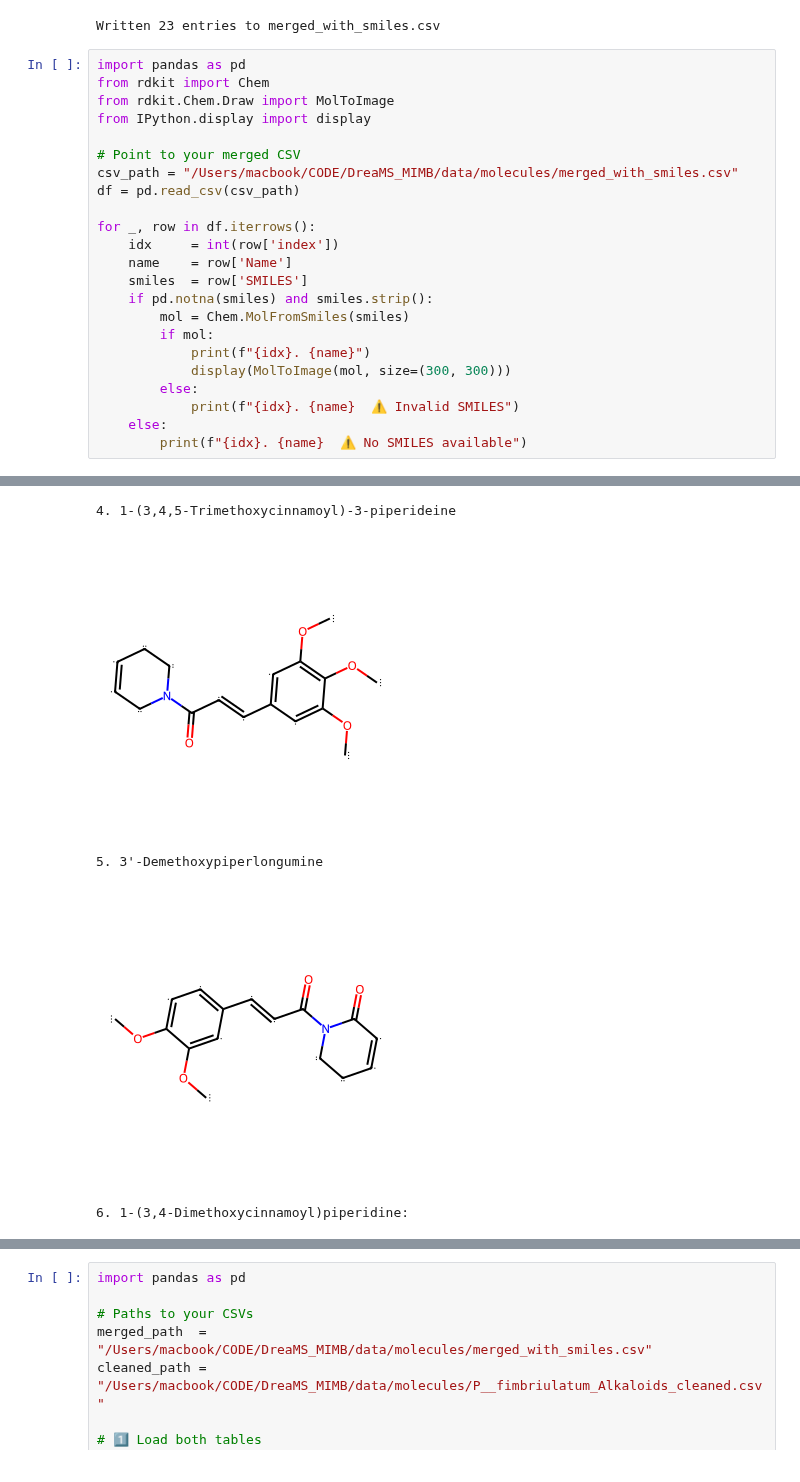
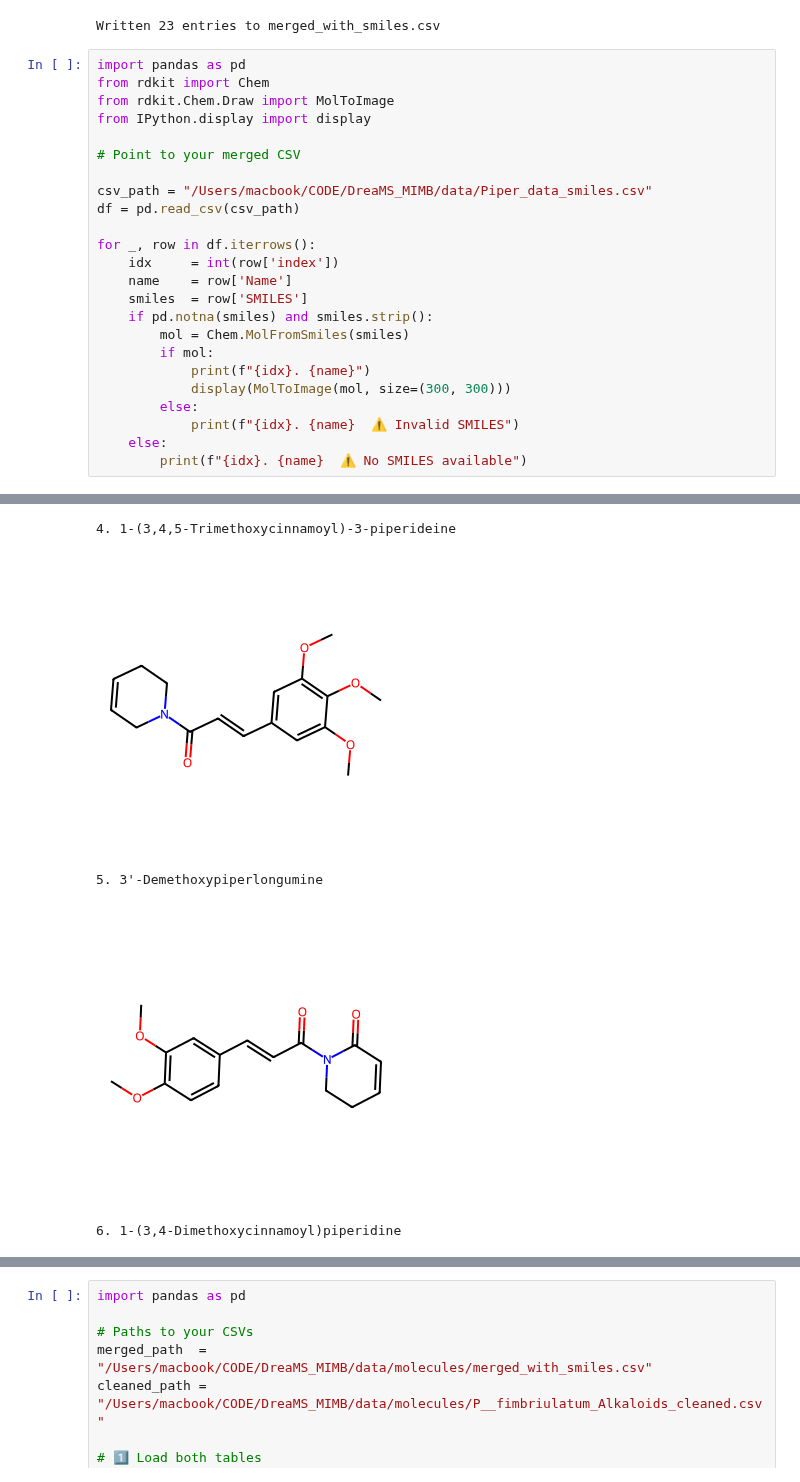
Before and after one commit to pluskal-lab/DreaMS_MIMB, a Jupyter notebook: notebooks/molecules_identification.ipynb, the cells around one changed output, grey strips where cells are left out. Saved outputs shown, nothing was run; the diff lists cells and outputs as text.

```diff
--- a/notebooks/molecules_identification.ipynb
+++ b/notebooks/molecules_identification.ipynb
@@ -762,7 +762,8 @@ from rdkit.Chem.Draw import MolToImage
 from IPython.display import display
 
 # Point to your merged CSV
-csv_path = "/Users/macbook/CODE/DreaMS_MIMB/data/molecules/merged_with_smiles.csv"
+
+csv_path = "/Users/macbook/CODE/DreaMS_MIMB/data/Piper_data_smiles.csv"
 df = pd.read_csv(csv_path)
 
 for _, row in df.iterrows():
@@ -786,7 +787,7 @@ for _, row in df.iterrows():
 3. 1-(3,4,5-Trimethoxycinnamoyl)piperidine
 [figure]
 4. 1-(3,4,5-Trimethoxycinnamoyl)-3-piperideine
-[figure, old version]
+[figure, new version]
 5. 3'-Demethoxypiperlongumine
-[figure, old version]
+[figure, new version]
-6. 1-(3,4-Dimethoxycinnamoyl)piperidine:
+6. 1-(3,4-Dimethoxycinnamoyl)piperidine
```
Also changed, not shown: parts of 3 cells of this notebook, 6 other files.
